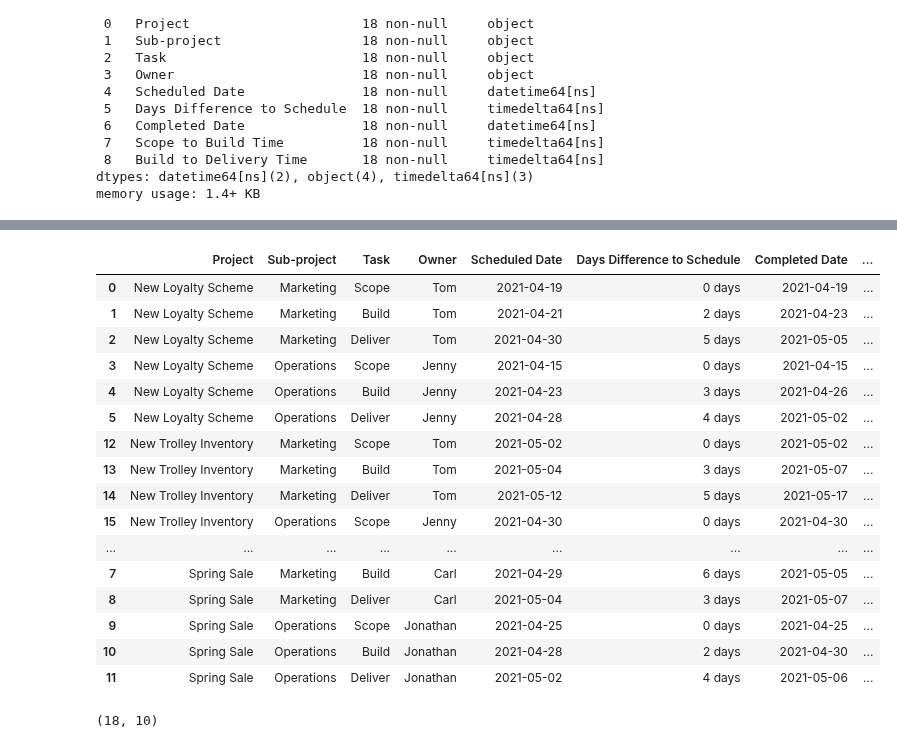
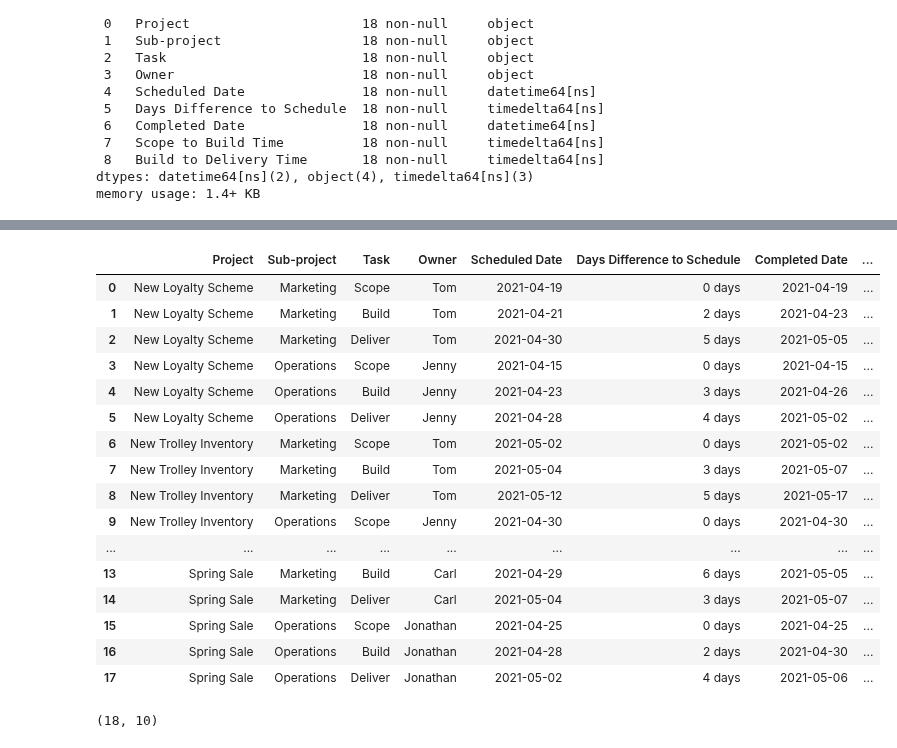
Before and after one commit to hyunjun33/Data_preprocessing, a Jupyter notebook: Preppin' Data 2021 Week 18 Challenge.ipynb, the cells around one changed output, grey strips where cells are left out. Saved outputs shown, nothing was run; the diff lists cells and outputs as text; code cells hidden in the pictures.

```diff
--- a/Preppin' Data 2021 Week 18 Challenge.ipynb
+++ b/Preppin' Data 2021 Week 18 Challenge.ipynb
@@ -220,26 +254,27 @@ memory usage: 1.4+ KB
 # %%
 results["Completed Weekday"] = results["Completed Date"].dt.weekday
 results["Completed Weekday"]= results["Completed Weekday"].map({0: "Monday", 1: "Tuesdasy", 2: "Wednesday", 3: "Thursday",
                                                                 4: "Friday", 5: "Saturday", 6: "Sunday"})
+results = results.reset_index(drop=True)
 results
 # %% [output]
 |  | Project | Sub-project | Task | Owner | Scheduled Date | Days Difference to Schedule | Completed Date | ... |
 | 0 | New Loyalty Scheme | Marketing | Scope | Tom | 2021-04-19 | 0 days | 2021-04-19 | ... |
 | 1 | New Loyalty Scheme | Marketing | Build | Tom | 2021-04-21 | 2 days | 2021-04-23 | ... |
 | 2 | New Loyalty Scheme | Marketing | Deliver | Tom | 2021-04-30 | 5 days | 2021-05-05 | ... |
 | 3 | New Loyalty Scheme | Operations | Scope | Jenny | 2021-04-15 | 0 days | 2021-04-15 | ... |
 | 4 | New Loyalty Scheme | Operations | Build | Jenny | 2021-04-23 | 3 days | 2021-04-26 | ... |
 | 5 | New Loyalty Scheme | Operations | Deliver | Jenny | 2021-04-28 | 4 days | 2021-05-02 | ... |
-| 12 | New Trolley Inventory | Marketing | Scope | Tom | 2021-05-02 | 0 days | 2021-05-02 | ... |
-| 13 | New Trolley Inventory | Marketing | Build | Tom | 2021-05-04 | 3 days | 2021-05-07 | ... |
-| 14 | New Trolley Inventory | Marketing | Deliver | Tom | 2021-05-12 | 5 days | 2021-05-17 | ... |
-| 15 | New Trolley Inventory | Operations | Scope | Jenny | 2021-04-30 | 0 days | 2021-04-30 | ... |
+| 6 | New Trolley Inventory | Marketing | Scope | Tom | 2021-05-02 | 0 days | 2021-05-02 | ... |
+| 7 | New Trolley Inventory | Marketing | Build | Tom | 2021-05-04 | 3 days | 2021-05-07 | ... |
+| 8 | New Trolley Inventory | Marketing | Deliver | Tom | 2021-05-12 | 5 days | 2021-05-17 | ... |
+| 9 | New Trolley Inventory | Operations | Scope | Jenny | 2021-04-30 | 0 days | 2021-04-30 | ... |
 | ... | ... | ... | ... | ... | ... | ... | ... | ... |
-| 7 | Spring Sale | Marketing | Build | Carl | 2021-04-29 | 6 days | 2021-05-05 | ... |
-| 8 | Spring Sale | Marketing | Deliver | Carl | 2021-05-04 | 3 days | 2021-05-07 | ... |
-| 9 | Spring Sale | Operations | Scope | Jonathan | 2021-04-25 | 0 days | 2021-04-25 | ... |
-| 10 | Spring Sale | Operations | Build | Jonathan | 2021-04-28 | 2 days | 2021-04-30 | ... |
-| 11 | Spring Sale | Operations | Deliver | Jonathan | 2021-05-02 | 4 days | 2021-05-06 | ... |
+| 13 | Spring Sale | Marketing | Build | Carl | 2021-04-29 | 6 days | 2021-05-05 | ... |
+| 14 | Spring Sale | Marketing | Deliver | Carl | 2021-05-04 | 3 days | 2021-05-07 | ... |
+| 15 | Spring Sale | Operations | Scope | Jonathan | 2021-04-25 | 0 days | 2021-04-25 | ... |
+| 16 | Spring Sale | Operations | Build | Jonathan | 2021-04-28 | 2 days | 2021-04-30 | ... |
+| 17 | Spring Sale | Operations | Deliver | Jonathan | 2021-05-02 | 4 days | 2021-05-06 | ... |
 # %%
 results.shape
 # %% [output]
```
Also changed, not shown: parts of 3 cells of this notebook.
